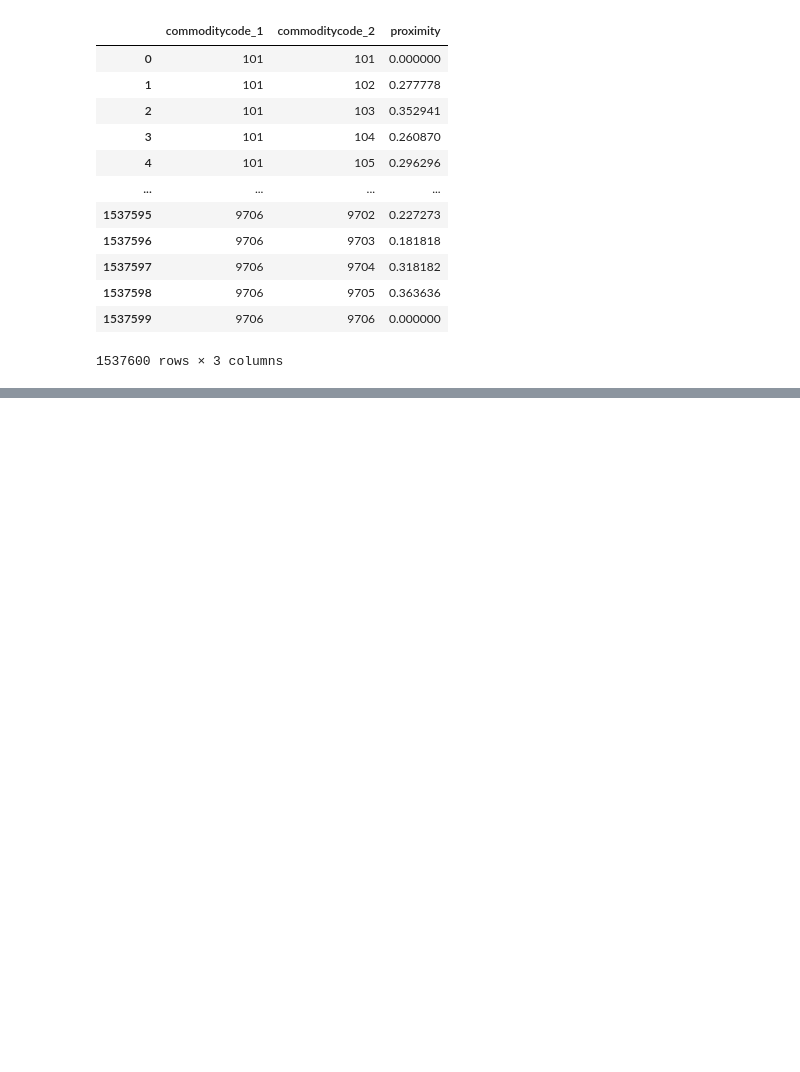
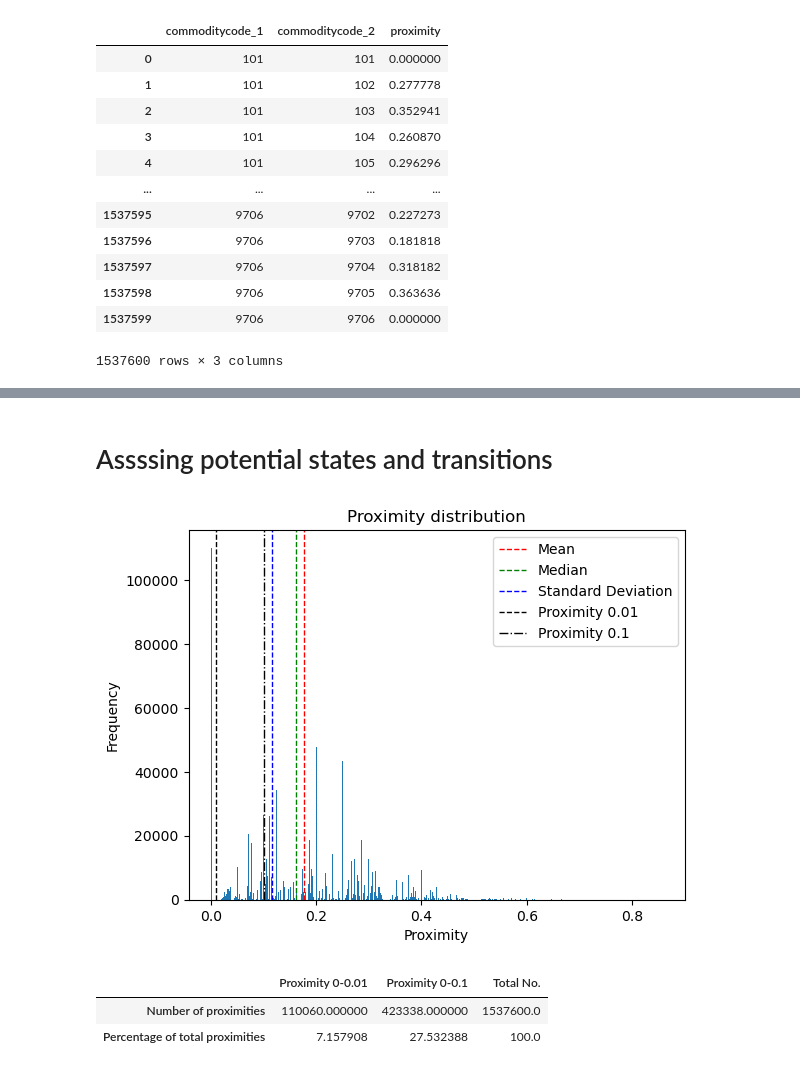
Before and after one commit to rosstie/pathway_diversity_ECI, a Jupyter notebook: scripts/ECI_Data_Exploration.ipynb, the cells around one changed output, grey strips where cells are left out. Cells and saved outputs as stored; diff of their text form; code cells hidden in the pictures; blank space fills up the shorter version.

```diff
--- a/scripts/ECI_Data_Exploration.ipynb
+++ b/scripts/ECI_Data_Exploration.ipynb
@@ -106,0 +81,42 @@ plt.show()
+# %% [markdown]
+# Assssing potential states and transitions
+# %%
+# plot the proximity to determine what distribution the data follows
+plt.hist(hs92_csv['proximity'], bins=1000)
+plt.title('Proximity distribution')
+plt.xlabel('Proximity')
+plt.ylabel('Frequency')
+
+# include a vertical lines that show the mean proximity median and standard deviation
+plt.axvline(hs92_csv['proximity'].mean(), color='r', linestyle='dashed', linewidth=1)
+plt.axvline(hs92_csv['proximity'].median(), color='g', linestyle='dashed', linewidth=1)
+plt.axvline(hs92_csv['proximity'].std(), color='b', linestyle='dashed', linewidth=1)
+
+# include a line at proximity 0.01 and 0.1
+plt.axvline(0.01, color='black', linestyle='dashed', linewidth=1)
+plt.axvline(0.1, color='black', linestyle='dashdot', linewidth=1)
+
+#include a legend
+plt.legend(['Mean', 'Median', 'Standard Deviation', 'Proximity 0.01', 'Proximity 0.1'])
+
+plt.show()
+# %% [output]
+[figure, added]
+# %%
+# calculate the number of proximities between 0-0.01 and 0 - 0.1
+proximity_0_01 = hs92_csv[hs92_csv['proximity'] < 0.01]
+proximity_0_1 = hs92_csv[hs92_csv['proximity'] < 0.1]
+
+#display the number of proximities between 0-0.01 and 0-0.1 in a column along with % of the total number of proximities in a table
+proximity_table = pd.DataFrame({'Proximity 0-0.01': [int(len(proximity_0_01)),len(proximity_0_01)/len(hs92_csv)*100],
+                                'Proximity 0-0.1': [int(len(proximity_0_1)),len(proximity_0_1)/len(hs92_csv)*100],
+                                'Total No.': [len(hs92_csv),len(hs92_csv)/len(hs92_csv)*100]},
+                                index=['Number of proximities', 'Percentage of total proximities'])
+proximity_table
+
+# So if we cut off values below 0.01 we remove 7.2% of proximities
+# if we cut off values below 0.1 we remove 27.5% of proximities
+# %% [output]
+|  | Proximity 0-0.01 | Proximity 0-0.1 | Total No. |
+| Number of proximities | 110060.000000 | 423338.000000 | 1537600.0 |
+| Percentage of total proximities | 7.157908 | 27.532388 | 100.0 |
```
Also changed, not shown: parts of 25 cells of this notebook, 25 other files.
